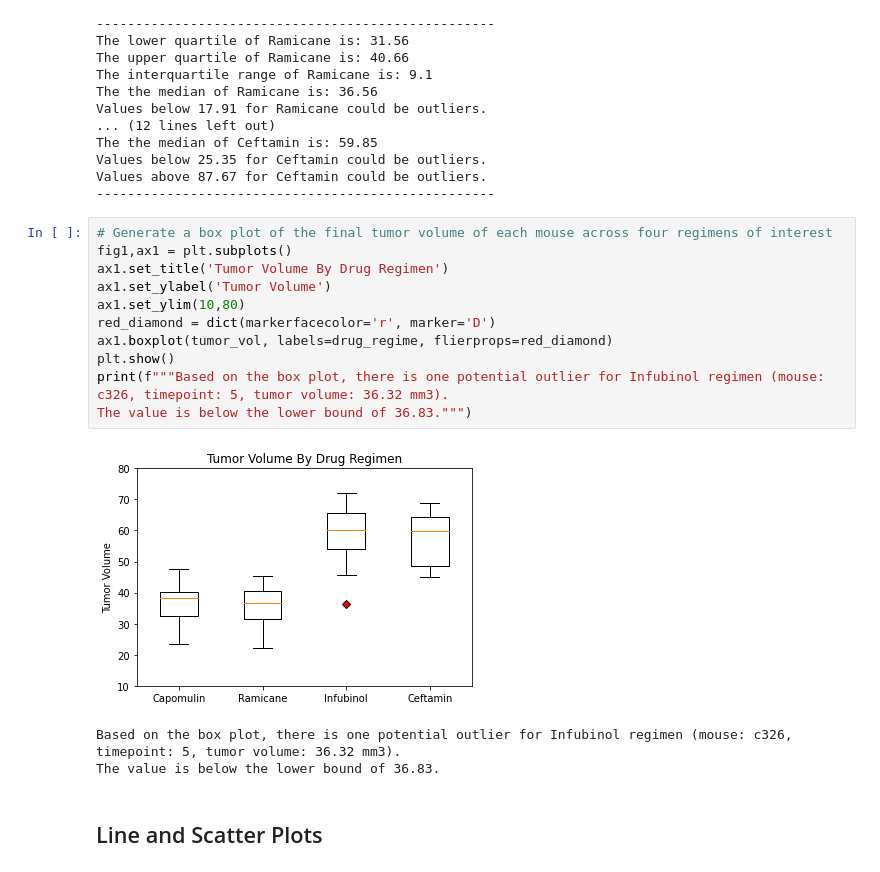
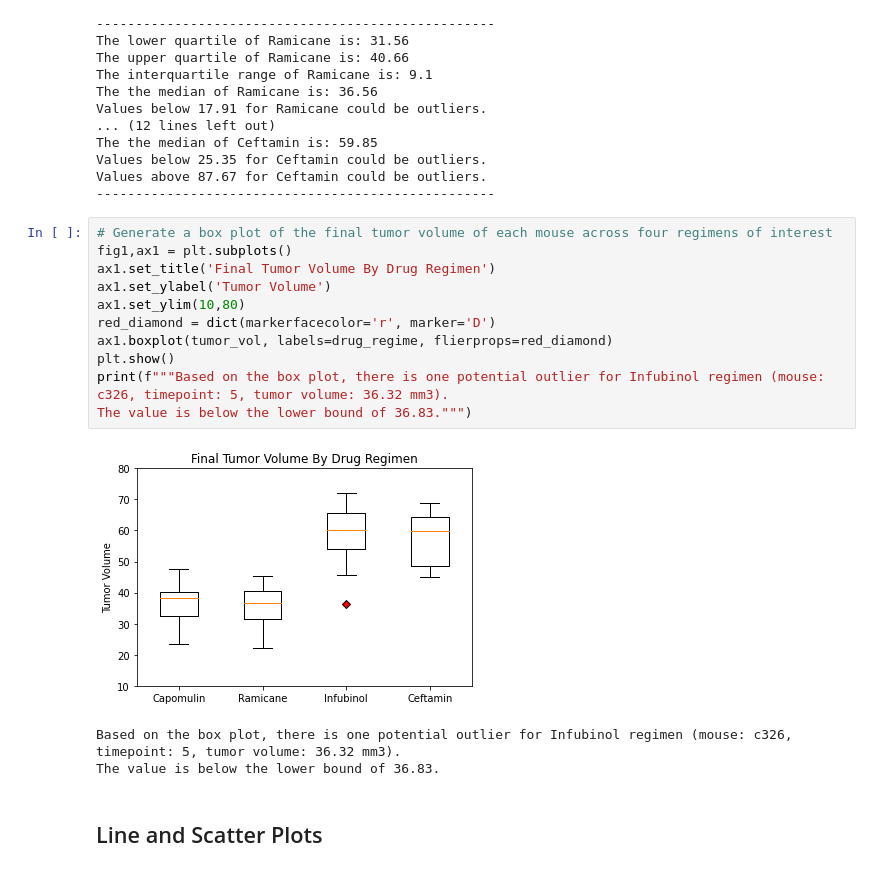
Before and after one commit to davidsalim86/Treatment-for-SCC-Matplotlib, a Jupyter notebook: Pymaceuticals/pymaceuticals_report.ipynb, the cells around one changed output. Cells and saved outputs as stored; diff of their text form.

```diff
--- a/Pymaceuticals/pymaceuticals_report.ipynb
+++ b/Pymaceuticals/pymaceuticals_report.ipynb
@@ -229,16 +229,16 @@ Values above 87.67 for Ceftamin could be outliers.
 # %%
 # Generate a box plot of the final tumor volume of each mouse across four regimens of interest
 fig1,ax1 = plt.subplots()
-ax1.set_title('Tumor Volume By Drug Regimen')
+ax1.set_title('Final Tumor Volume By Drug Regimen')
 ax1.set_ylabel('Tumor Volume')
 ax1.set_ylim(10,80)
 red_diamond = dict(markerfacecolor='r', marker='D')
 ax1.boxplot(tumor_vol, labels=drug_regime, flierprops=red_diamond)
 plt.show()
 print(f"""Based on the box plot, there is one potential outlier for Infubinol regimen (mouse: c326, timepoint: 5, tumor volume: 36.32 mm3).
 The value is below the lower bound of 36.83.""")
 # %% [output]
-[figure, old version]
+[figure, new version]
 Based on the box plot, there is one potential outlier for Infubinol regimen (mouse: c326, timepoint: 5, tumor volume: 36.32 mm3).
 The value is below the lower bound of 36.83.
 # %% [markdown]
```
Also changed, not shown: 2 other files.
